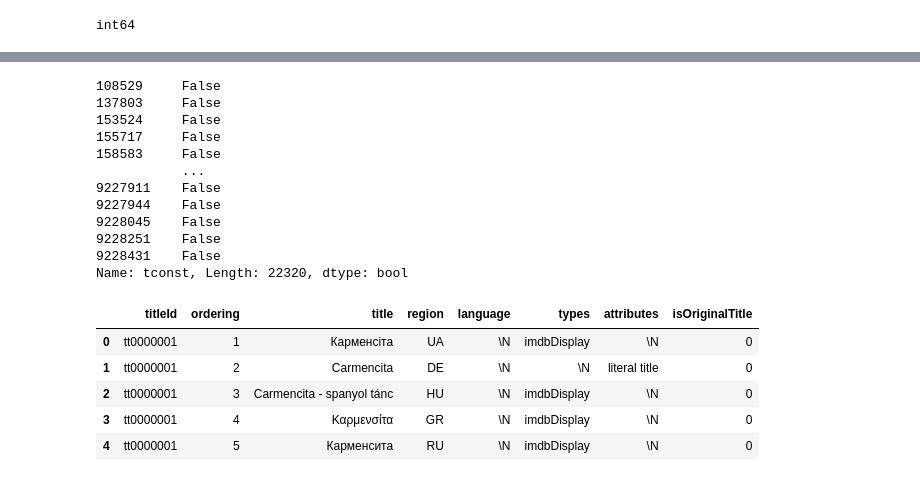
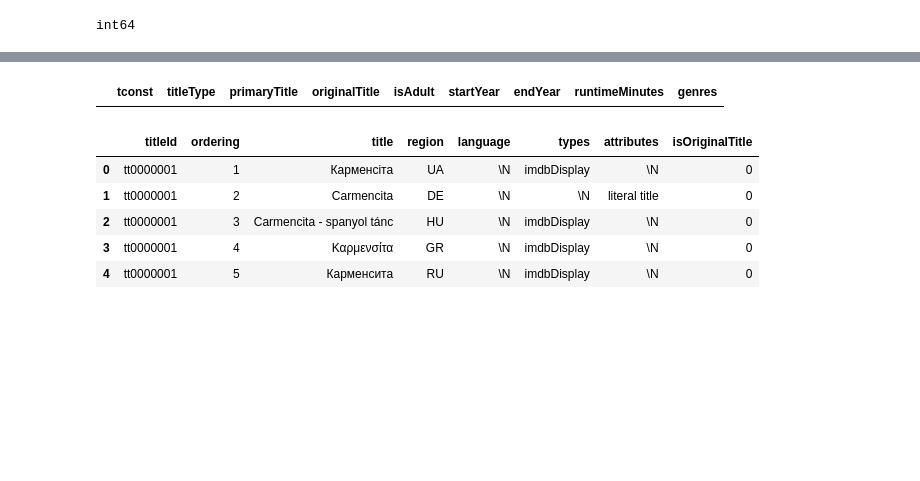
Before and after one commit to Swaghanaian/Project-3-Part-1-through-4, a Jupyter notebook: Project 3 Part 1.ipynb, the cells around one changed output, grey strips where cells are left out. Cells and saved outputs as stored; diff of their text form; code cells hidden in the pictures; blank space fills up the shorter version.

```diff
--- a/Project 3 Part 1.ipynb
+++ b/Project 3 Part 1.ipynb
@@ -108,19 +108,10 @@ basics
 # %%
-keepers =basics['tconst'].isin(akas['titleId']=='US')
-keepers
+is_movie = basics['titleType'].str.contains('Movie', case = False)
+basics = basics[is_movie]
+
+basics
 # %% [output]
-108529     False
-137803     False
-153524     False
-155717     False
-158583     False
-           ...
-9227911    False
-9227944    False
-9228045    False
-9228251    False
-9228431    False
-Name: tconst, Length: 22320, dtype: bool
+|  | tconst | titleType | primaryTitle | originalTitle | isAdult | startYear | endYear | runtimeMinutes | genres |
 # %%
 akas.head()
 # %% [output]
```
Also changed, not shown: parts of 19 cells of this notebook, 3 other files.
